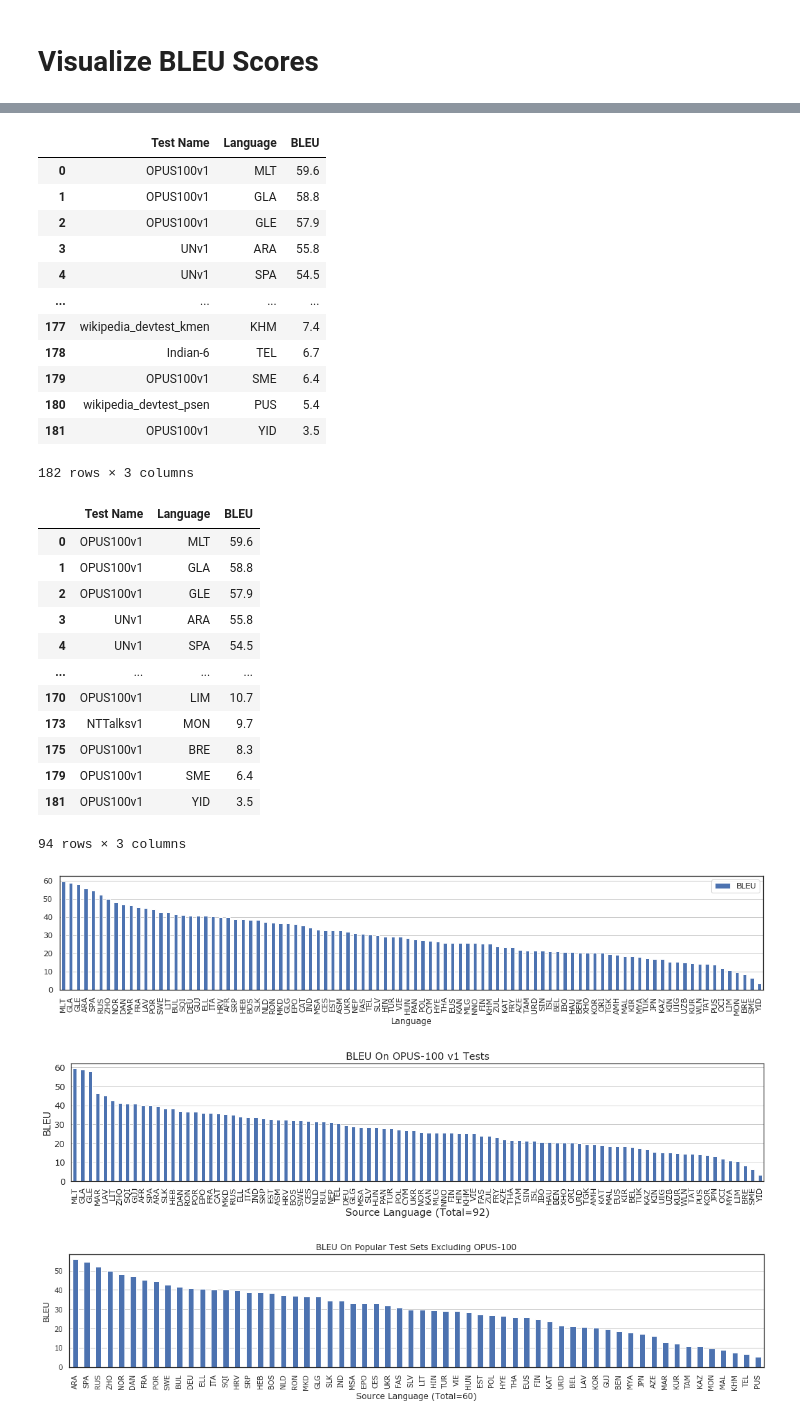
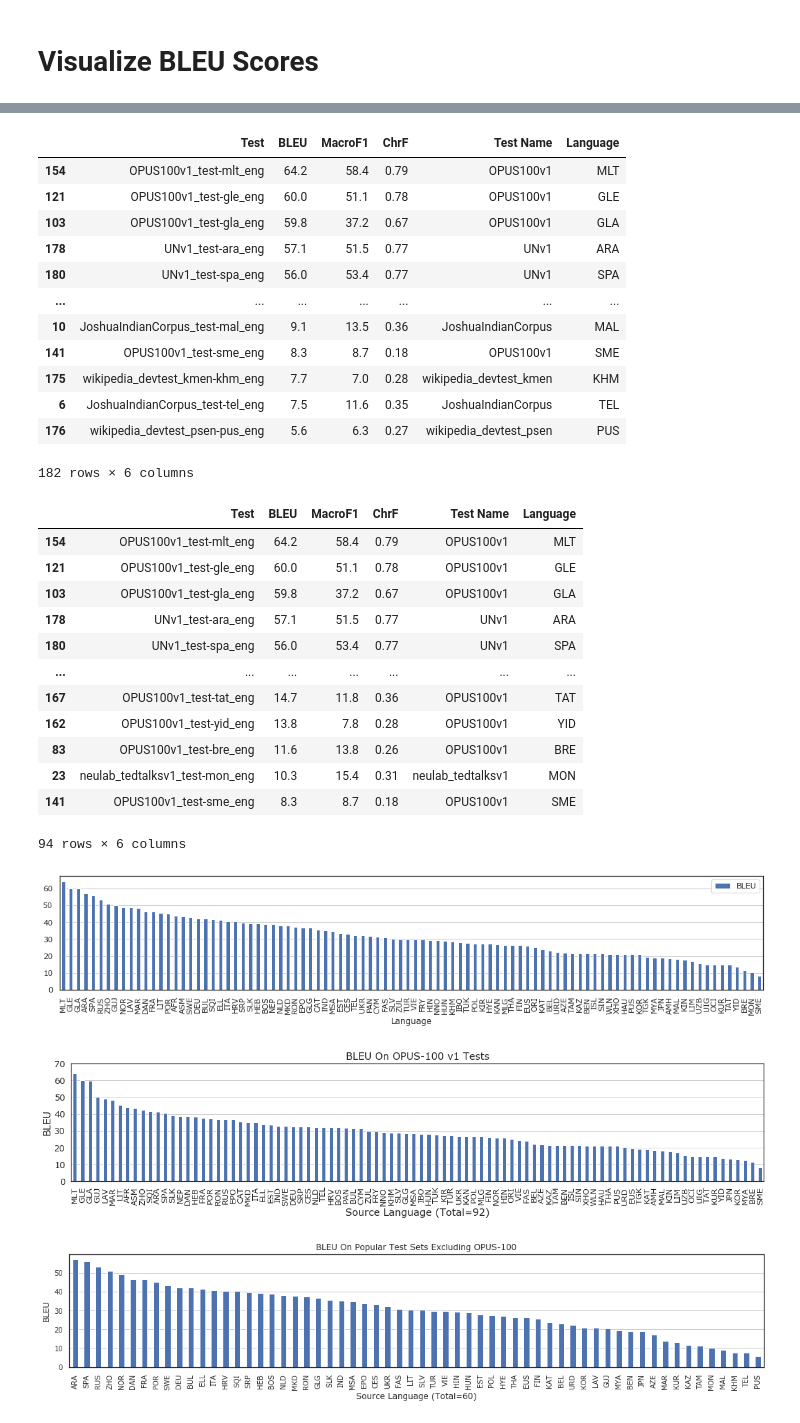
Before and after one commit to thammegowda/006-many-to-eng, a Jupyter notebook: tabs-n-charts/BLEU.ipynb, the cells around one changed output, grey strips where cells are left out. Drawn from its saved outputs; the diff is of its cells as text; code cells hidden in the pictures.

```diff
--- a/tabs-n-charts/BLEU.ipynb
+++ b/tabs-n-charts/BLEU.ipynb
@@ -15,5 +21,5 @@ from pathlib import Path
 # %%
-path = 'tabs/BLEU-step124k_beam4_lp0.6_ens10.txt'
-tab = pd.read_table(path)
+path = 'tabs/BleuMacroFChrF.mixedcase.9L6L768d_bsize720k_step129k.txt'
+tab = pd.read_csv(path,sep=r'\s+', names='Test BLEU MacroF1 ChrF'.split())
 tab
 # %% [output]
@@ -32,0 +39,4 @@ tab
+# %%
+tab['Test Name'] = tab['Test'].apply(lambda x: x.split('-')[0].replace('_test', ''))
+tab['Language'] = tab['Test'].apply(lambda x: x.split('-')[1].split('_')[0].upper())
+tab
@@ -43,56 +67,56 @@ ax.grid(axis='y')
 tab_sorted = tab.sort_values(by='BLEU', ascending=False)
 tab_sorted
 # %% [output]
-|  | Test Name | Language | BLEU |
-| 0 | OPUS100v1 | MLT | 59.6 |
-| 1 | OPUS100v1 | GLA | 58.8 |
-| 2 | OPUS100v1 | GLE | 57.9 |
-| 3 | UNv1 | ARA | 55.8 |
-| 4 | UNv1 | SPA | 54.5 |
-| ... | ... | ... | ... |
-| 177 | wikipedia_devtest_kmen | KHM | 7.4 |
-| 178 | Indian-6 | TEL | 6.7 |
-| 179 | OPUS100v1 | SME | 6.4 |
-| 180 | wikipedia_devtest_psen | PUS | 5.4 |
-| 181 | OPUS100v1 | YID | 3.5 |
+|  | Test | BLEU | MacroF1 | ChrF | Test Name | Language |
+| 154 | OPUS100v1_test-mlt_eng | 64.2 | 58.4 | 0.79 | OPUS100v1 | MLT |
+| 121 | OPUS100v1_test-gle_eng | 60.0 | 51.1 | 0.78 | OPUS100v1 | GLE |
+| 103 | OPUS100v1_test-gla_eng | 59.8 | 37.2 | 0.67 | OPUS100v1 | GLA |
+| 178 | UNv1_test-ara_eng | 57.1 | 51.5 | 0.77 | UNv1 | ARA |
+| 180 | UNv1_test-spa_eng | 56.0 | 53.4 | 0.77 | UNv1 | SPA |
+| ... | ... | ... | ... | ... | ... | ... |
+| 10 | JoshuaIndianCorpus_test-mal_eng | 9.1 | 13.5 | 0.36 | JoshuaIndianCorpus | MAL |
+| 141 | OPUS100v1_test-sme_eng | 8.3 | 8.7 | 0.18 | OPUS100v1 | SME |
+| 175 | wikipedia_devtest_kmen-khm_eng | 7.7 | 7.0 | 0.28 | wikipedia_devtest_kmen | KHM |
+| 6 | JoshuaIndianCorpus_test-tel_eng | 7.5 | 11.6 | 0.35 | JoshuaIndianCorpus | TEL |
+| 176 | wikipedia_devtest_psen-pus_eng | 5.6 | 6.3 | 0.27 | wikipedia_devtest_psen | PUS |
-182 rows × 3 columns
+182 rows × 6 columns
 # %%
 tab_uniq = tab_sorted.drop_duplicates(['Language'], keep='first')  # one test per language
 tab_uniq
 # %% [output]
-|  | Test Name | Language | BLEU |
-| 0 | OPUS100v1 | MLT | 59.6 |
-| 1 | OPUS100v1 | GLA | 58.8 |
-| 2 | OPUS100v1 | GLE | 57.9 |
-| 3 | UNv1 | ARA | 55.8 |
-| 4 | UNv1 | SPA | 54.5 |
-| ... | ... | ... | ... |
-| 170 | OPUS100v1 | LIM | 10.7 |
-| 173 | NTTalksv1 | MON | 9.7 |
-| 175 | OPUS100v1 | BRE | 8.3 |
-| 179 | OPUS100v1 | SME | 6.4 |
-| 181 | OPUS100v1 | YID | 3.5 |
+|  | Test | BLEU | MacroF1 | ChrF | Test Name | Language |
+| 154 | OPUS100v1_test-mlt_eng | 64.2 | 58.4 | 0.79 | OPUS100v1 | MLT |
+| 121 | OPUS100v1_test-gle_eng | 60.0 | 51.1 | 0.78 | OPUS100v1 | GLE |
+| 103 | OPUS100v1_test-gla_eng | 59.8 | 37.2 | 0.67 | OPUS100v1 | GLA |
+| 178 | UNv1_test-ara_eng | 57.1 | 51.5 | 0.77 | UNv1 | ARA |
+| 180 | UNv1_test-spa_eng | 56.0 | 53.4 | 0.77 | UNv1 | SPA |
+| ... | ... | ... | ... | ... | ... | ... |
+| 167 | OPUS100v1_test-tat_eng | 14.7 | 11.8 | 0.36 | OPUS100v1 | TAT |
+| 162 | OPUS100v1_test-yid_eng | 13.8 | 7.8 | 0.28 | OPUS100v1 | YID |
+| 83 | OPUS100v1_test-bre_eng | 11.6 | 13.8 | 0.26 | OPUS100v1 | BRE |
+| 23 | neulab_tedtalksv1_test-mon_eng | 10.3 | 15.4 | 0.31 | neulab_tedtalksv1 | MON |
+| 141 | OPUS100v1_test-sme_eng | 8.3 | 8.7 | 0.18 | OPUS100v1 | SME |
-94 rows × 3 columns
+94 rows × 6 columns
 # %%
 sns.set(font="Verdana", style='white',font_scale=1)
 ax = tab_uniq[['Language', 'BLEU']].plot.bar(figsize=(18, 3), x='Language', y='BLEU')
 ax.grid(axis='y')
 # %% [output]
-[figure, old version]
+[figure, new version]
 # %%
 sns.set(font="Verdana", style='white',font_scale=1)
 tab_opus = tab[tab['Test Name'] == 'OPUS100v1'].sort_values(by='BLEU', ascending=False).drop_duplicates(['Language'], keep='first')
 viz_args = dict(xlabel=f'Source Language (Total={len(tab_opus)})', ylabel='BLEU', title=f'BLEU On OPUS-100 v1 Tests', figsize=(20, 3.5), legend=False)
 ax = tab_opus[['Language', 'BLEU']].plot.bar(x='Language', y='BLEU', **viz_args)
-ax.grid(axis='y', markevery=10)
-plt.ylim(0, 62)
+ax.grid(axis='y', markevery=5)
+plt.ylim(0, 70)
 plt.yticks(fontsize=14)
 plt.xticks(fontsize=13)
 plt.xlabel(viz_args['xlabel'], fontsize=16)
 plt.ylabel(viz_args['ylabel'], fontsize=16)
 plt.title(viz_args['title'], fontsize=16)
 
 plt.savefig('charts/BLEU-opus100.pdf', bbox_inches='tight')
 # %% [output]
-[figure, old version]
+[figure, new version]
 # %%
```
Also changed, not shown: parts of 9 cells of this notebook, 4 other files.
